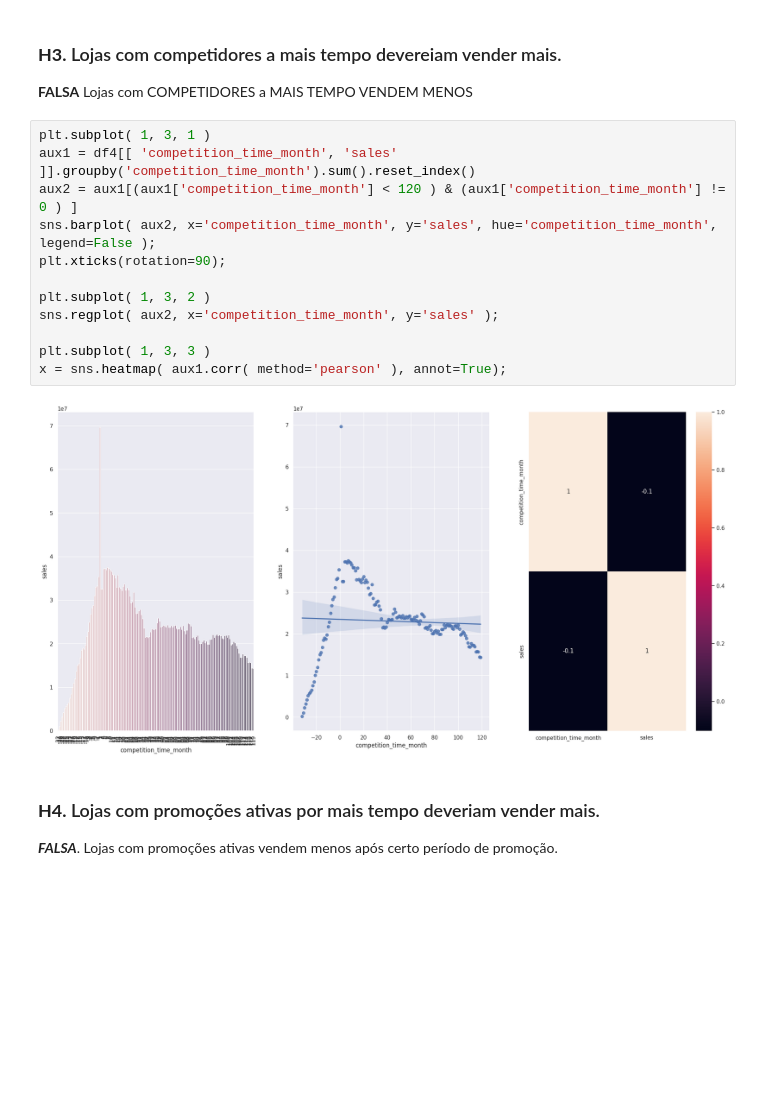
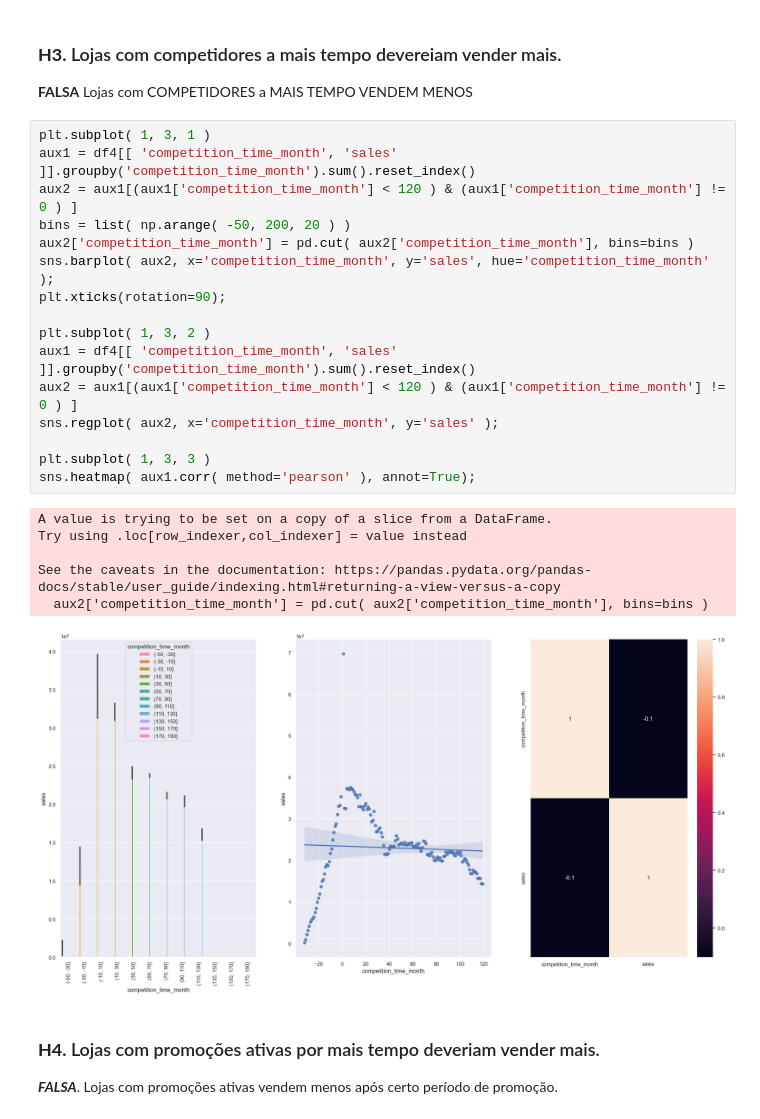
Before and after one commit to Wilmarads/ds_producao, a Jupyter notebook: rosman_04.ipynb, the cells around one changed output. Cells and saved outputs as stored; diff of their text form; blank space fills up the shorter version.

```diff
--- a/rosman_04.ipynb
+++ b/rosman_04.ipynb
@@ -565,17 +565,26 @@ sns.heatmap( aux1.corr( method='pearson' ), annot=True );
 # %%
 plt.subplot( 1, 3, 1 )
 aux1 = df4[[ 'competition_time_month', 'sales' ]].groupby('competition_time_month').sum().reset_index()
 aux2 = aux1[(aux1['competition_time_month'] < 120 ) & (aux1['competition_time_month'] != 0 ) ]
-sns.barplot( aux2, x='competition_time_month', y='sales', hue='competition_time_month', legend=False );
+bins = list( np.arange( -50, 200, 20 ) )
+aux2['competition_time_month'] = pd.cut( aux2['competition_time_month'], bins=bins )
+sns.barplot( aux2, x='competition_time_month', y='sales', hue='competition_time_month' );
 plt.xticks(rotation=90);
 
 plt.subplot( 1, 3, 2 )
+aux1 = df4[[ 'competition_time_month', 'sales' ]].groupby('competition_time_month').sum().reset_index()
+aux2 = aux1[(aux1['competition_time_month'] < 120 ) & (aux1['competition_time_month'] != 0 ) ]
 sns.regplot( aux2, x='competition_time_month', y='sales' );
 
 plt.subplot( 1, 3, 3 )
-x = sns.heatmap( aux1.corr( method='pearson' ), annot=True);
+sns.heatmap( aux1.corr( method='pearson' ), annot=True);
 # %% [output]
+A value is trying to be set on a copy of a slice from a DataFrame.
+Try using .loc[row_indexer,col_indexer] = value instead
+
+See the caveats in the documentation: https://pandas.pydata.org/pandas-docs/stable/user_guide/indexing.html#returning-a-view-versus-a-copy
+  aux2['competition_time_month'] = pd.cut( aux2['competition_time_month'], bins=bins )
-[figure, old version]
+[figure, new version]
 # %% [markdown]
 ### **H4.** Lojas com promoções ativas por mais tempo deveriam vender mais.
 ***FALSA***. Lojas com promoções ativas vendem menos após certo período de promoção.
```
Also changed, not shown: parts of 24 cells of this notebook.
